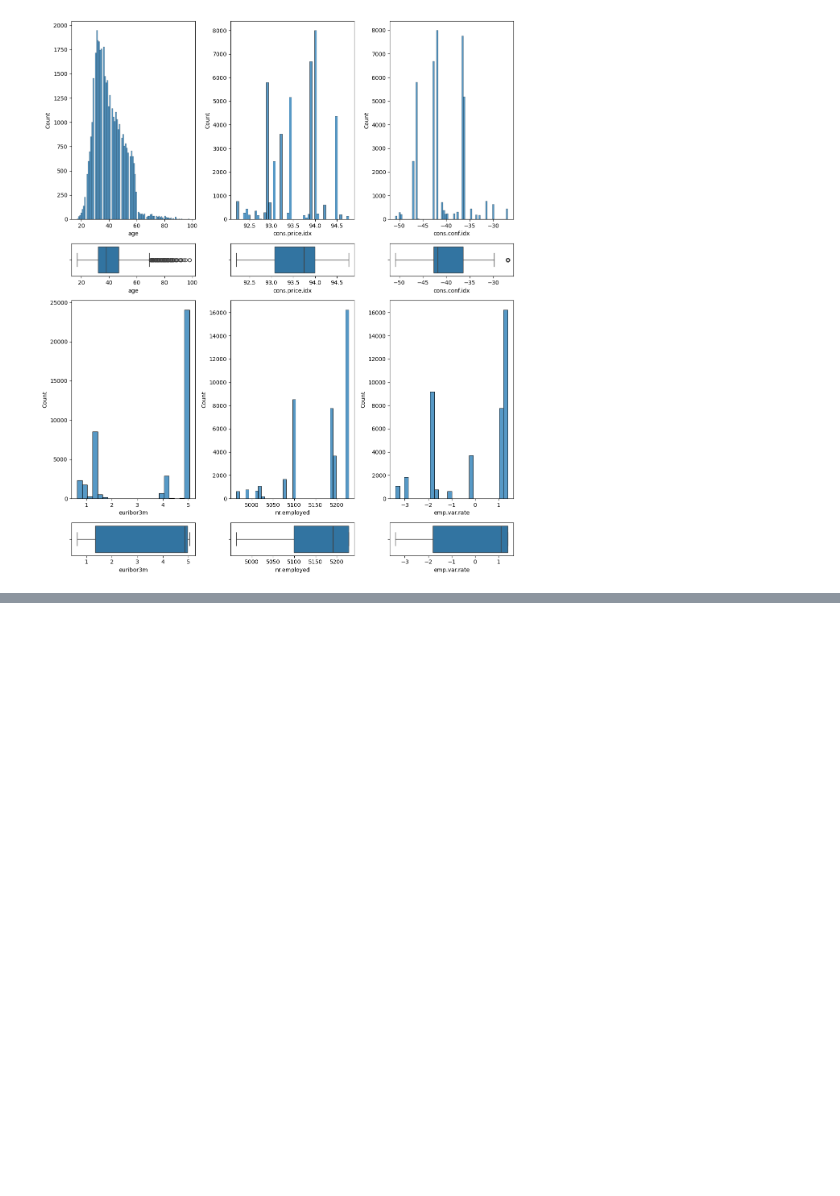
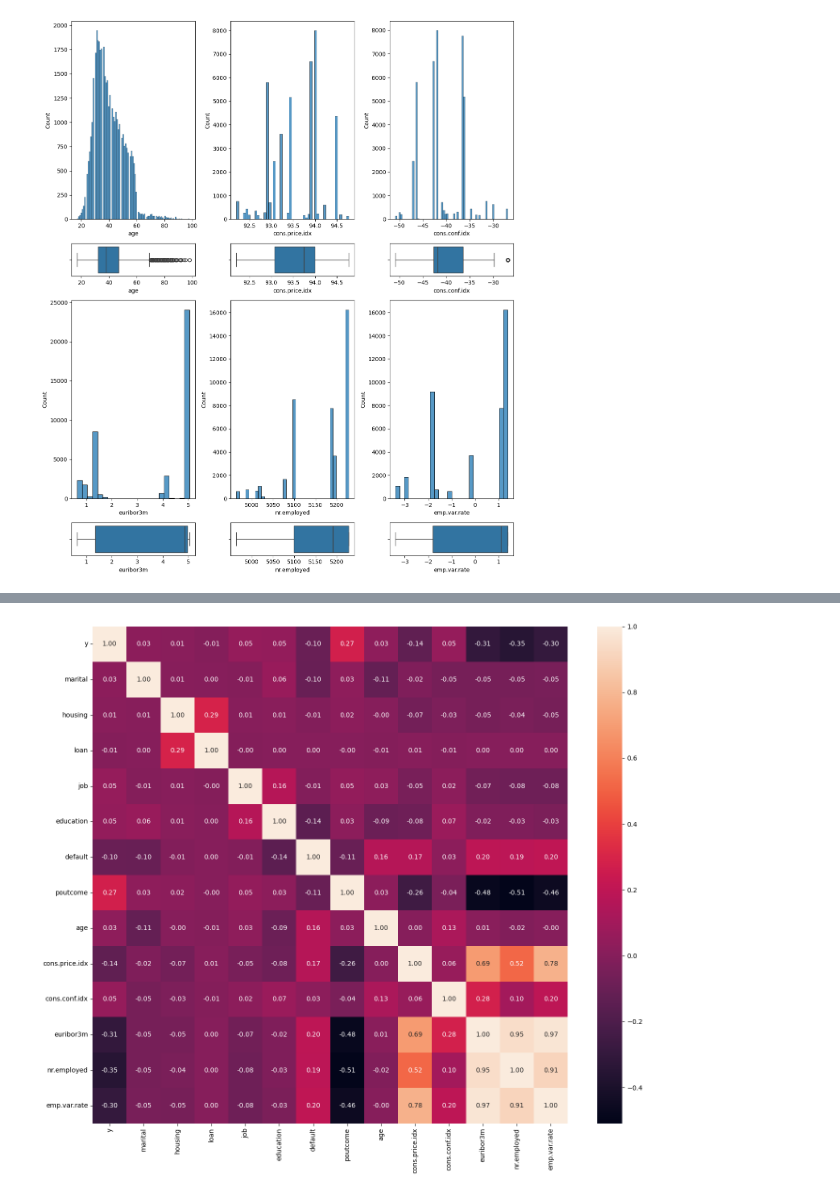
Before and after one commit to 4GeeksAcademy/Loic-Regresion-Logistica, a Jupyter notebook: src/explore.ipynb, the cells around one changed output, grey strips where cells are left out. Saved outputs shown, nothing was run; the diff lists cells and outputs as text; code cells hidden in the pictures; blank space fills up the shorter version.

```diff
--- a/src/explore.ipynb
+++ b/src/explore.ipynb
@@ -167,0 +147,18 @@ memory usage: 6.6+ MB
+# %%
+df["marital"] = pd.factorize(df["marital"])[0]
+df["housing"] = pd.factorize(df["housing"])[0]
+df["loan"] = pd.factorize(df["loan"])[0]
+df["job"] = pd.factorize(df["job"])[0]
+df["education"] = pd.factorize(df["education"])[0]
+df["default"] = pd.factorize(df["default"])[0]
+df["poutcome"] = pd.factorize(df["poutcome"])[0]
+df["y"] = pd.factorize(df["y"])[0]
+
+fig, axes = plt.subplots(figsize=(14, 12))
+
+sns.heatmap(df[["y", "marital", "housing", "loan", "job", "education", "default", "poutcome", "age", "cons.price.idx", "cons.conf.idx", "euribor3m", "nr.employed", "emp.var.rate"]].corr(), annot = True, fmt = ".2f")
+
+plt.tight_layout()
+plt.show()
+# %% [output]
+[figure, added]
```
Also changed, not shown: parts of 23 cells of this notebook.
